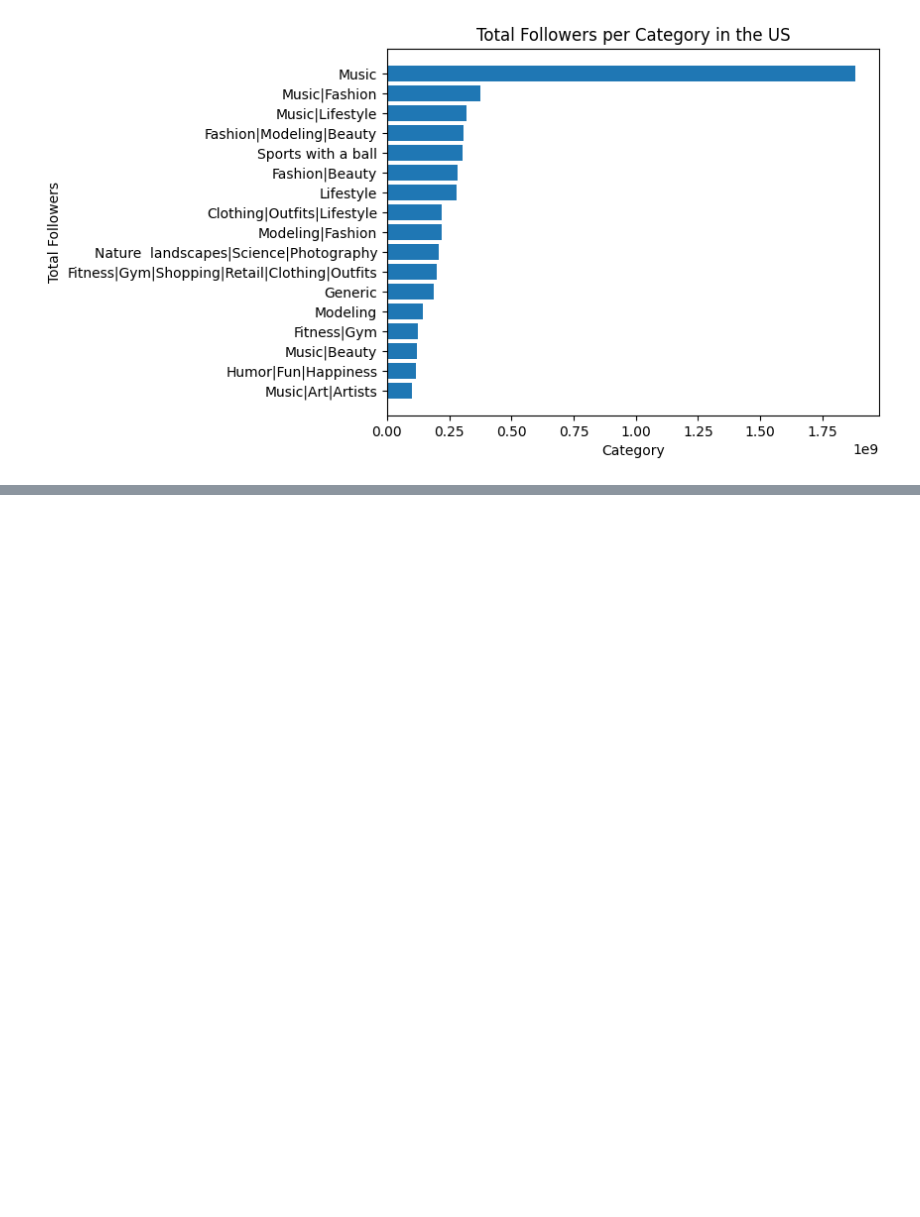
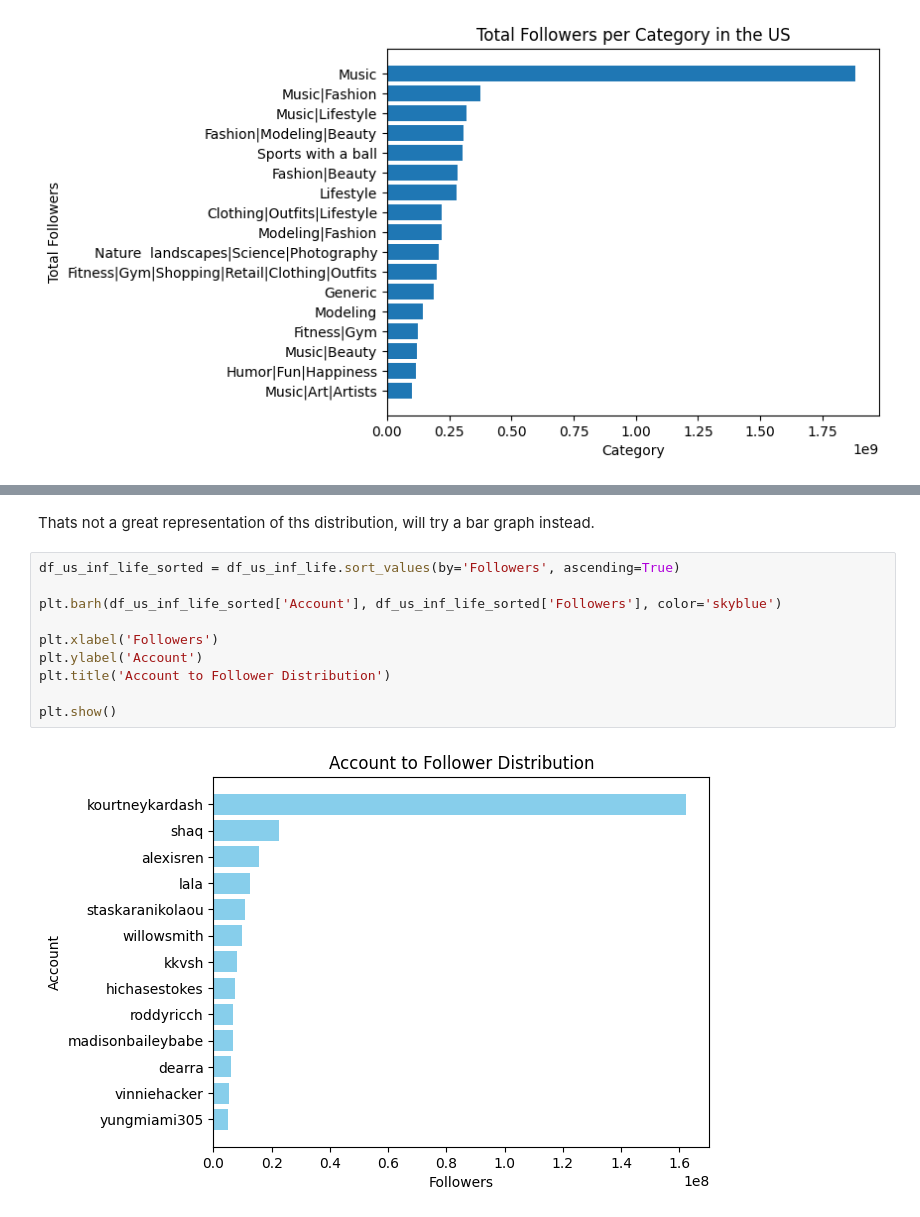
Before and after one commit to SirDurzo/Instagram_influencers_kaggleDS_marketing_research_1012024, a Jupyter notebook: Instagram_influencers.ipynb, the cells around one changed output, grey strips where cells are left out. Cells and saved outputs as stored; diff of their text form; blank space fills up the shorter version.

```diff
--- a/Instagram_influencers.ipynb
+++ b/Instagram_influencers.ipynb
@@ -221,0 +284,14 @@ plt.show()
+# %% [markdown]
+Thats not a great representation of ths distribution, will try a bar graph instead.
+# %%
+df_us_inf_life_sorted = df_us_inf_life.sort_values(by='Followers', ascending=True)
+
+plt.barh(df_us_inf_life_sorted['Account'], df_us_inf_life_sorted['Followers'], color='skyblue')
+
+plt.xlabel('Followers')
+plt.ylabel('Account')
+plt.title('Account to Follower Distribution')
+
+plt.show()
+# %% [output]
+[figure, added]
```
Also changed, not shown: parts of 24 cells of this notebook.
